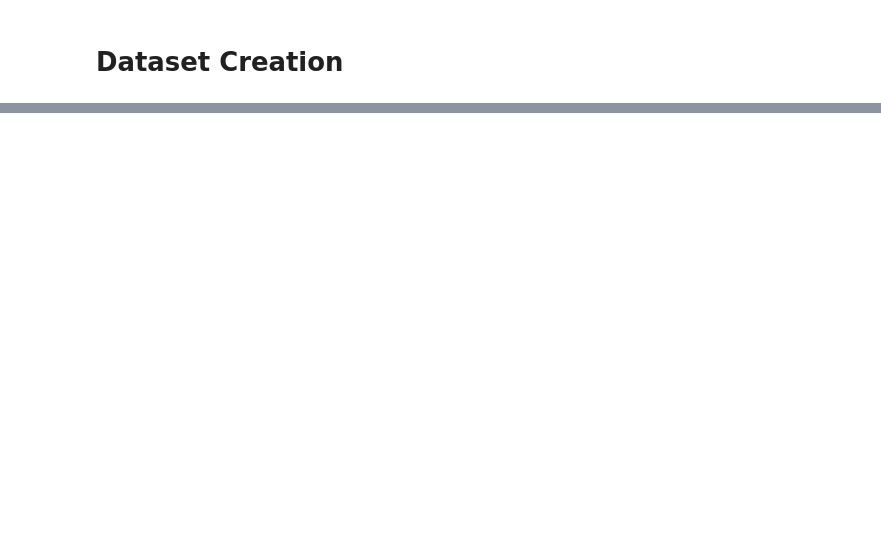
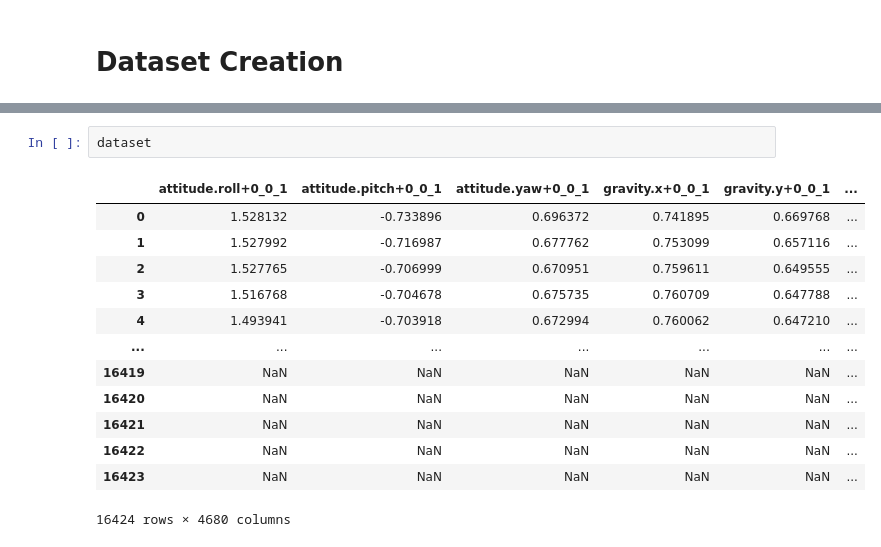
Before and after one commit to ravindra-pandey/machine_learning_projects, a Jupyter notebook: motion_reconition/main.ipynb, the cells around one changed output, grey strips where cells are left out. Drawn from its saved outputs; the diff is of its cells as text; blank space fills up the shorter version.

```diff
--- a/motion_reconition/main.ipynb
+++ b/motion_reconition/main.ipynb
@@ -58,0 +78,16 @@ for activity in os.listdir(path):
+# %%
+dataset
+# %% [output]
+|  | attitude.roll+0_0_1 | attitude.pitch+0_0_1 | attitude.yaw+0_0_1 | gravity.x+0_0_1 | gravity.y+0_0_1 | ... |
+| 0 | 1.528132 | -0.733896 | 0.696372 | 0.741895 | 0.669768 | ... |
+| 1 | 1.527992 | -0.716987 | 0.677762 | 0.753099 | 0.657116 | ... |
+| 2 | 1.527765 | -0.706999 | 0.670951 | 0.759611 | 0.649555 | ... |
+| 3 | 1.516768 | -0.704678 | 0.675735 | 0.760709 | 0.647788 | ... |
+| 4 | 1.493941 | -0.703918 | 0.672994 | 0.760062 | 0.647210 | ... |
+| ... | ... | ... | ... | ... | ... | ... |
+| 16419 | NaN | NaN | NaN | NaN | NaN | ... |
+| 16420 | NaN | NaN | NaN | NaN | NaN | ... |
+| 16421 | NaN | NaN | NaN | NaN | NaN | ... |
+| 16422 | NaN | NaN | NaN | NaN | NaN | ... |
+| 16423 | NaN | NaN | NaN | NaN | NaN | ... |
+16424 rows × 4680 columns
```
Also changed, not shown: parts of 18 cells of this notebook.
